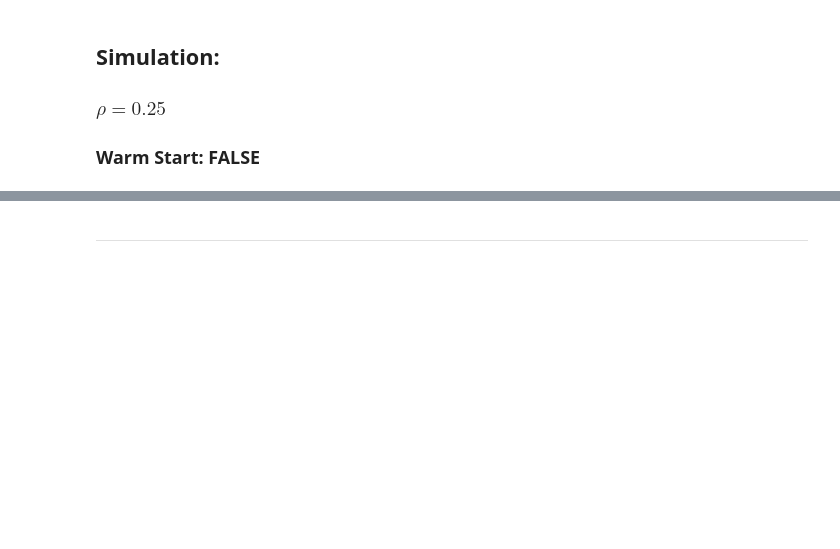
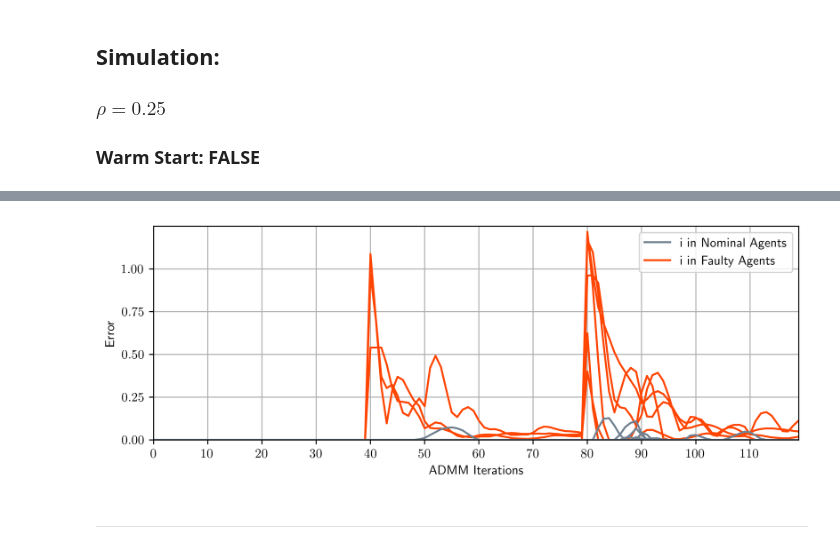
Before and after one commit to VishnuVijay56/MAS_FDIR_Implementation, a Jupyter notebook: notebook-discrete_config.ipynb, the cells around one changed output, grey strips where cells are left out. Cells and saved outputs as stored; diff of their text form; code cells hidden in the pictures; blank space fills up the shorter version.

```diff
--- a/notebook-discrete_config.ipynb
+++ b/notebook-discrete_config.ipynb
@@ -623,0 +698,87 @@ Average Time per Iteration: 1.3432159662246703 seconds
+# %%
+""" Reset Sim Parameters """
+
+###     Initializations     - Agents
+# 20 agents making up a complex 3d configuration
+agents      =   [None] * num_agents
+agents[0]   =   Agent(agent_id = 0, init_position = np.array([[0.1, 2.4, 5.4]]).T)
+agents[1]   =   Agent(agent_id = 1, init_position = np.array([[2.8, 5.4, 6.1]]).T)
+agents[2]   =   Agent(agent_id = 2, init_position = np.array([[2.15, 4.8, 4.3]]).T)
+agents[3]   =   Agent(agent_id = 3, init_position = np.array([[1.15, 0.4, 3.9]]).T)
+agents[4]   =   Agent(agent_id = 4, init_position = np.array([[3.0, 3.85, 5.4]]).T)
+agents[5]   =   Agent(agent_id = 5, init_position = np.array([[3.4, 4.25, 2.0]]).T)
+agents[6]   =   Agent(agent_id = 6, init_position = np.array([[3.45, 1.8, 2.2]]).T)
+agents[7]   =   Agent(agent_id = 7, init_position = np.array([[5.2, 5.0, 5.25]]).T)
+agents[8]   =   Agent(agent_id = 8, init_position = np.array([[5.3, 3.8, 0.1]]).T)
+agents[9]   =   Agent(agent_id = 9, init_position = np.array([[5.2, 0.8, 3.15]]).T)
+agents[10]  =   Agent(agent_id = 10, init_position = np.array([[6.2, 3.3, 5.6]]).T)
+agents[11]  =   Agent(agent_id = 11, init_position = np.array([[5.05, 3.8, 3.6]]).T)
+agents[12]  =   Agent(agent_id = 12, init_position = np.array([[4.15, 5.65, 3.4]]).T)
+agents[13]  =   Agent(agent_id = 13, init_position = np.array([[0.15, 3.4, 2.45]]).T)
+agents[14]  =   Agent(agent_id = 14, init_position = np.array([[1.85, 5.15, 0.65]]).T)
+agents[15]  =   Agent(agent_id = 15, init_position = np.array([[2.4, 2.4, 1.6]]).T)
+agents[16]  =   Agent(agent_id = 16, init_position = np.array([[1.4, 5.4, 2.4]]).T)
+agents[17]  =   Agent(agent_id = 17, init_position = np.array([[3.2, 3.4, 0.2]]).T)
+agents[18]  =   Agent(agent_id = 18, init_position = np.array([[5.4, 5.4, 1.4]]).T)
+agents[19]  =   Agent(agent_id = 19, init_position = np.array([[4.7, 2.4, 5.4]]).T)
+
+# Add error vector
+faulty_id1  =   [0, 5, 7]
+faulty_id2  =   [9, 10, 13]
+faulty_id   =   faulty_id1 + faulty_id2
+
+fault_vec1  =   [np.array([[0.275, 0.447, 0.130]]).T,
+                np.array([[-0.849, 0.170, 0.888]]).T,
+                np.array([[0.761, -0.408, 0.438]]).T]
+fault_vec2  =   [np.array([[-0.640, 0.260, -0.941]]).T,
+                np.array([[0.879, 0.425, -0.710]]).T,
+                np.array([[-0.534, -0.543, -0.588]]).T]
+fault_vec = fault_vec1 + fault_vec2
+
+for index, agent_id in enumerate(faulty_id):
+    agents[agent_id].error_vector = fault_vec[index][:,np.newaxis].reshape((dim, -1))
+
+
+# Set Neighbors
+edges       =  [[0,2], [0,3], [0,4], [0,16],
+                [1,2], [1,4], [1,7], [1,11],
+                [2,4], [2,5], [2,7], [3,4],
+                [4,5], [4,6], [4,7], [4,10],
+                [5,6], [5,8], [6,7], [6,9],
+                [7,10], [8,9], [8,11], [9,11],
+                [9,10], [10,11], [12,5], [12,7],
+                [12,11], [12,2], [13,14], [13,15],
+                [14,15], [3,15], [5,15], [13,0],
+                [14,5], [6,14], [19,10], [19,4],
+                [19,9], [18,8], [18,17], [18,11],
+                [18,12], [17,14], [17,15], [17,8],
+                [17,18], [16,14], [16,2], [16,13],
+                [18,5], [15,6], [16,3], [0,19],
+                [7,19], [17,5]]
+edges_flip  =   deepcopy(edges)
+for idx, dir_edge in enumerate(edges_flip):
+    dir_edge.reverse()
+
+edges       =   edges+edges_flip            # these edges are directed
+
+for agent_id, agent in enumerate(agents):
+    # Neighbor List
+    nbr_list        =   []
+    edge_list       =   []
+
+    for edge_ind, edge in enumerate(edges):
+        if (agent_id) == edge[0]:
+            nbr_list.append(edge[1])
+            edge_list.append(edge_ind)
+
+    agent.set_neighbors(nbr_list)
+    agent.set_edge_indices(edge_list)
+
+
+
+###     Simulation
+
+rho = rho_opt[0]
+warm_start = warm_start_opt[1]
+run_sim(rho, warm_start, results_dict)
+# %% [output]
@@ -624,3 +807,4 @@ Average Time per Iteration: 1.3432159662246703 seconds
+[figure, added]
 # %% [markdown]
 ---
 # %% [markdown]
```
Also changed, not shown: parts of 11 cells of this notebook, 8 other files.
